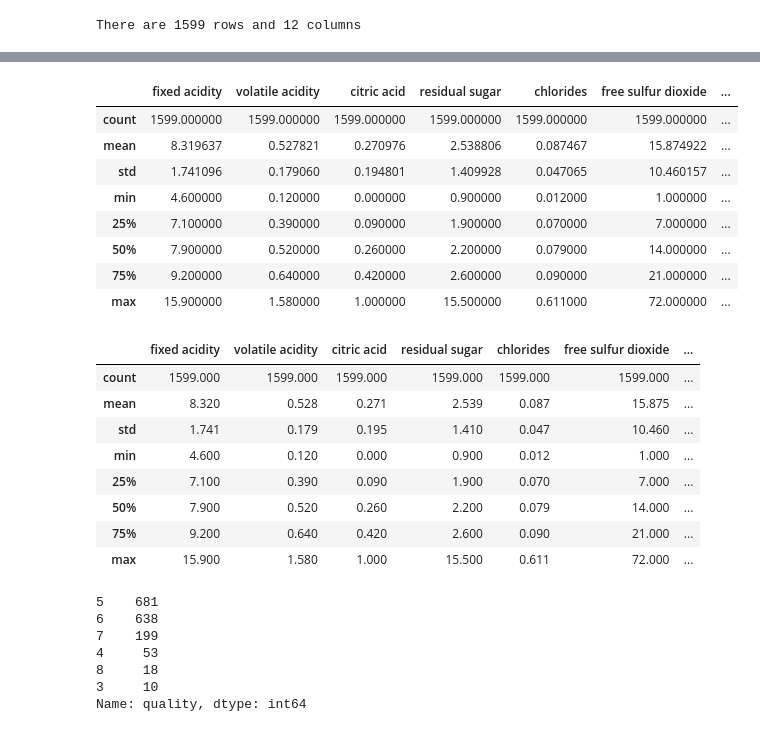
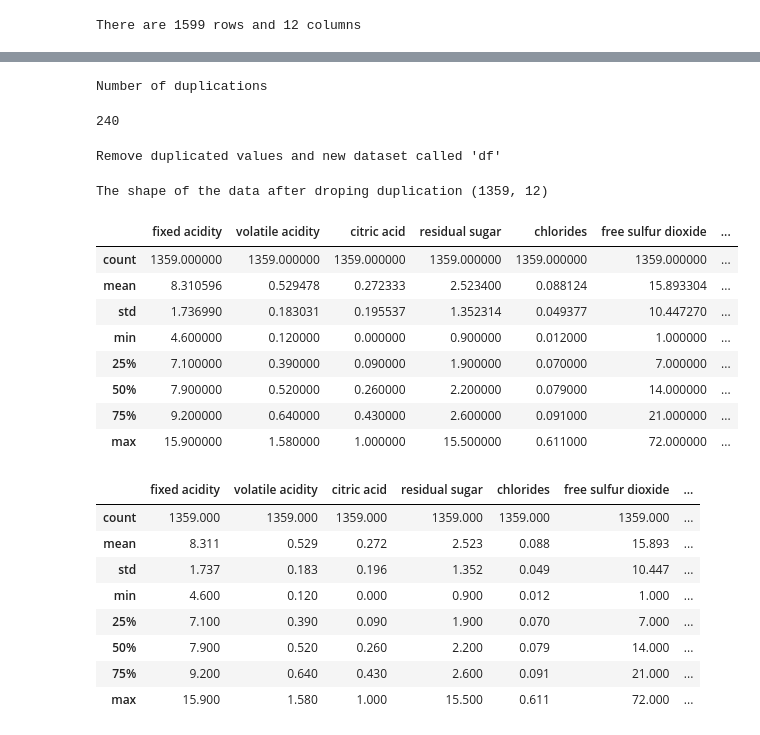
Before and after one commit to AbdielNie/wineQuality, a Jupyter notebook: wineQuality.ipynb, the cells around one changed output, grey strips where cells are left out. Saved outputs shown, nothing was run; the diff lists cells and outputs as text; code cells hidden in the pictures.

```diff
--- a/wineQuality.ipynb
+++ b/wineQuality.ipynb
@@ -38,34 +100,39 @@ memory usage: 150.0 KB
+# %%
+print(f"Number of duplications ")
+dataset.duplicated().sum()
+# %% [output]
+Number of duplications
+240
+# %%
+print(f"Remove duplicated values and new dataset called 'df' ")
+df = dataset.drop_duplicates(inplace=False)
+# %% [output]
+Remove duplicated values and new dataset called 'df'
+# %%
+print(f"The shape of the data after droping duplication {df.shape}")
+# %% [output]
+The shape of the data after droping duplication (1359, 12)
 # %%
-dataset.describe()
+df.describe()
 # %% [output]
 |  | fixed acidity | volatile acidity | citric acid | residual sugar | chlorides | free sulfur dioxide | ... |
-| count | 1599.000000 | 1599.000000 | 1599.000000 | 1599.000000 | 1599.000000 | 1599.000000 | ... |
-| mean | 8.319637 | 0.527821 | 0.270976 | 2.538806 | 0.087467 | 15.874922 | ... |
-| std | 1.741096 | 0.179060 | 0.194801 | 1.409928 | 0.047065 | 10.460157 | ... |
+| count | 1359.000000 | 1359.000000 | 1359.000000 | 1359.000000 | 1359.000000 | 1359.000000 | ... |
+| mean | 8.310596 | 0.529478 | 0.272333 | 2.523400 | 0.088124 | 15.893304 | ... |
+| std | 1.736990 | 0.183031 | 0.195537 | 1.352314 | 0.049377 | 10.447270 | ... |
 | min | 4.600000 | 0.120000 | 0.000000 | 0.900000 | 0.012000 | 1.000000 | ... |
 | 25% | 7.100000 | 0.390000 | 0.090000 | 1.900000 | 0.070000 | 7.000000 | ... |
 | 50% | 7.900000 | 0.520000 | 0.260000 | 2.200000 | 0.079000 | 14.000000 | ... |
-| 75% | 9.200000 | 0.640000 | 0.420000 | 2.600000 | 0.090000 | 21.000000 | ... |
+| 75% | 9.200000 | 0.640000 | 0.430000 | 2.600000 | 0.091000 | 21.000000 | ... |
 | max | 15.900000 | 1.580000 | 1.000000 | 15.500000 | 0.611000 | 72.000000 | ... |
 # %%
-dataset.describe(include = np.number).round(3)  # numerical features
+df.describe(include = np.number).round(3)  # numerical features
 # %% [output]
 |  | fixed acidity | volatile acidity | citric acid | residual sugar | chlorides | free sulfur dioxide | ... |
-| count | 1599.000 | 1599.000 | 1599.000 | 1599.000 | 1599.000 | 1599.000 | ... |
-| mean | 8.320 | 0.528 | 0.271 | 2.539 | 0.087 | 15.875 | ... |
-| std | 1.741 | 0.179 | 0.195 | 1.410 | 0.047 | 10.460 | ... |
+| count | 1359.000 | 1359.000 | 1359.000 | 1359.000 | 1359.000 | 1359.000 | ... |
+| mean | 8.311 | 0.529 | 0.272 | 2.523 | 0.088 | 15.893 | ... |
+| std | 1.737 | 0.183 | 0.196 | 1.352 | 0.049 | 10.447 | ... |
 | min | 4.600 | 0.120 | 0.000 | 0.900 | 0.012 | 1.000 | ... |
 | 25% | 7.100 | 0.390 | 0.090 | 1.900 | 0.070 | 7.000 | ... |
 | 50% | 7.900 | 0.520 | 0.260 | 2.200 | 0.079 | 14.000 | ... |
-| 75% | 9.200 | 0.640 | 0.420 | 2.600 | 0.090 | 21.000 | ... |
+| 75% | 9.200 | 0.640 | 0.430 | 2.600 | 0.091 | 21.000 | ... |
 | max | 15.900 | 1.580 | 1.000 | 15.500 | 0.611 | 72.000 | ... |
-# %%
-dataset['quality'].value_counts()
-# %% [output]
-5    681
-6    638
-7    199
-4     53
-8     18
-3     10
-Name: quality, dtype: int64
```
Also changed, not shown: parts of 31 cells of this notebook.
